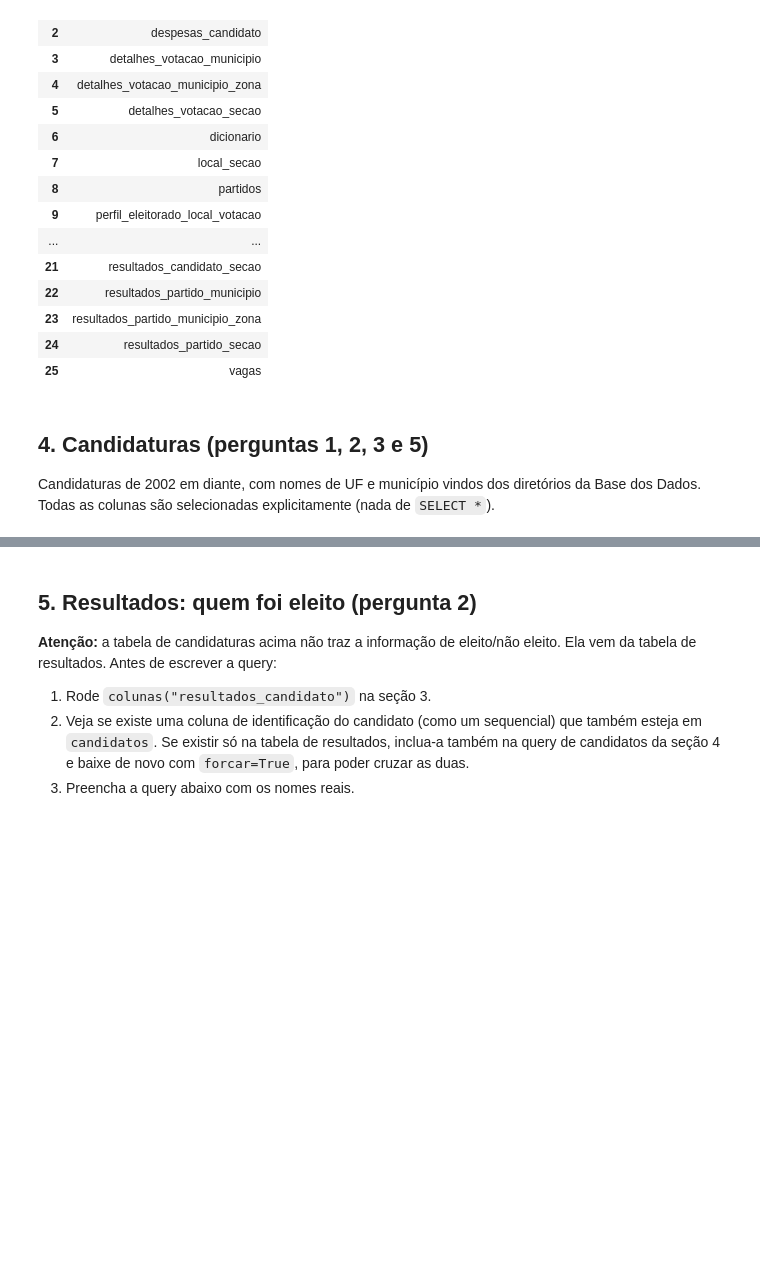
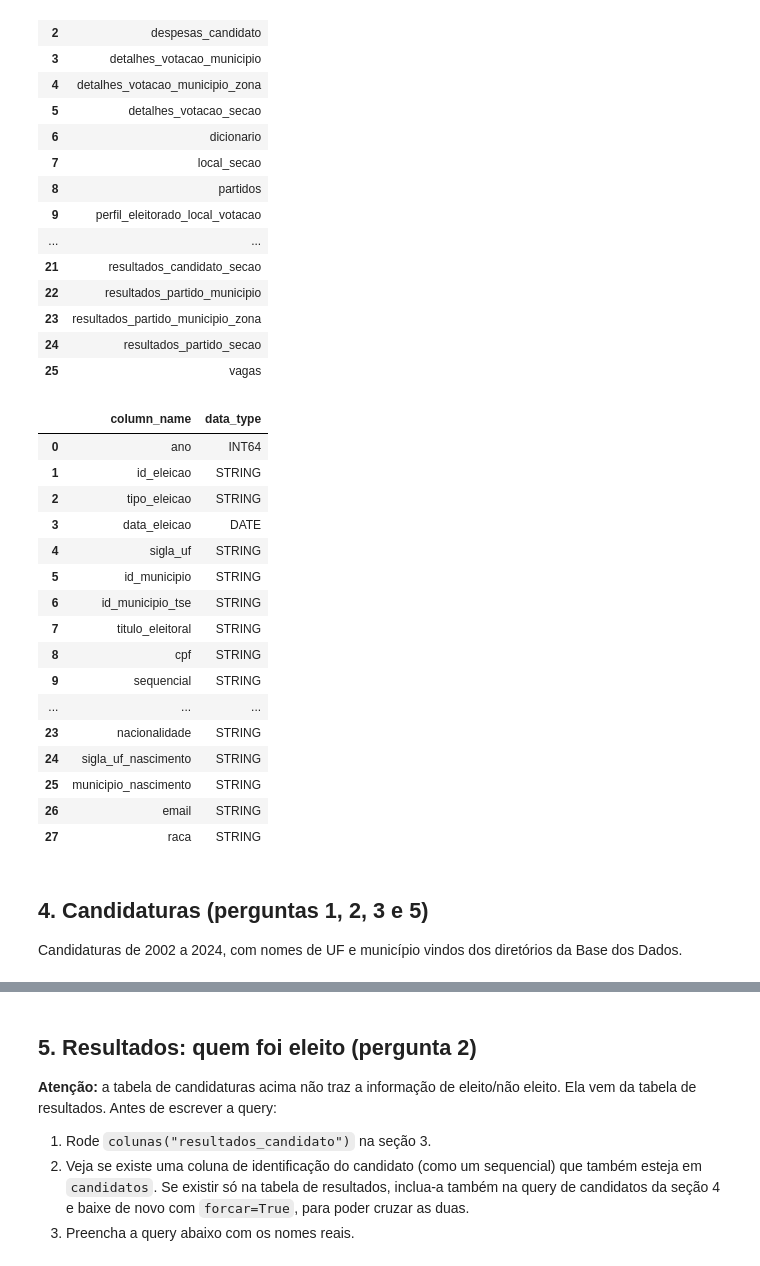
Before and after one commit to annabrinkhus/projeto_aedv, a Jupyter notebook: notebooks/00_download.ipynb, the cells around one changed output, grey strips where cells are left out. Saved outputs shown, nothing was run; the diff lists cells and outputs as text; code cells hidden in the pictures; blank space fills up the shorter version.

```diff
--- a/notebooks/00_download.ipynb
+++ b/notebooks/00_download.ipynb
@@ -94,15 +93,32 @@ tabelas
 | 25 | vagas |
 # %%
 # Descomente para ver as colunas de cada tabela de interesse
-# colunas("candidatos")
+colunas("candidatos")
 # colunas("resultados_candidato")
 # colunas("despesas_candidato")
 # colunas("receitas_candidato")
+# %% [output]
+|  | column_name | data_type |
+| 0 | ano | INT64 |
+| 1 | id_eleicao | STRING |
+| 2 | tipo_eleicao | STRING |
+| 3 | data_eleicao | DATE |
+| 4 | sigla_uf | STRING |
+| 5 | id_municipio | STRING |
+| 6 | id_municipio_tse | STRING |
+| 7 | titulo_eleitoral | STRING |
+| 8 | cpf | STRING |
+| 9 | sequencial | STRING |
+| ... | ... | ... |
+| 23 | nacionalidade | STRING |
+| 24 | sigla_uf_nascimento | STRING |
+| 25 | municipio_nascimento | STRING |
+| 26 | email | STRING |
+| 27 | raca | STRING |
 # %% [markdown]
 ## 4. Candidaturas (perguntas 1, 2, 3 e 5)
 
-Candidaturas de 2002 em diante, com nomes de UF e município vindos dos diretórios da Base dos Dados.
-Todas as colunas são selecionadas explicitamente (nada de `SELECT *`).
+Candidaturas de 2002 a 2024, com nomes de UF e município vindos dos diretórios da Base dos Dados.
 # %%
 query_candidatos = (QUERIES / "candidatos.sql").read_text(encoding="utf-8")
 
```
Also changed, not shown: parts of 3 cells of this notebook, 3 other files.
